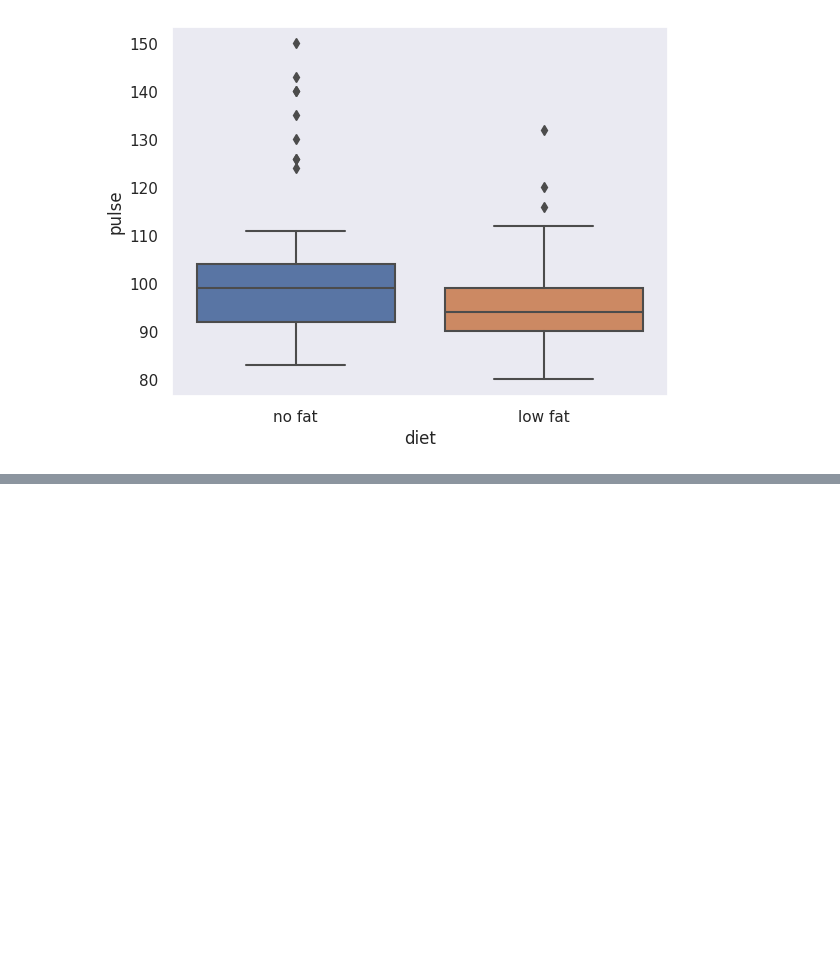
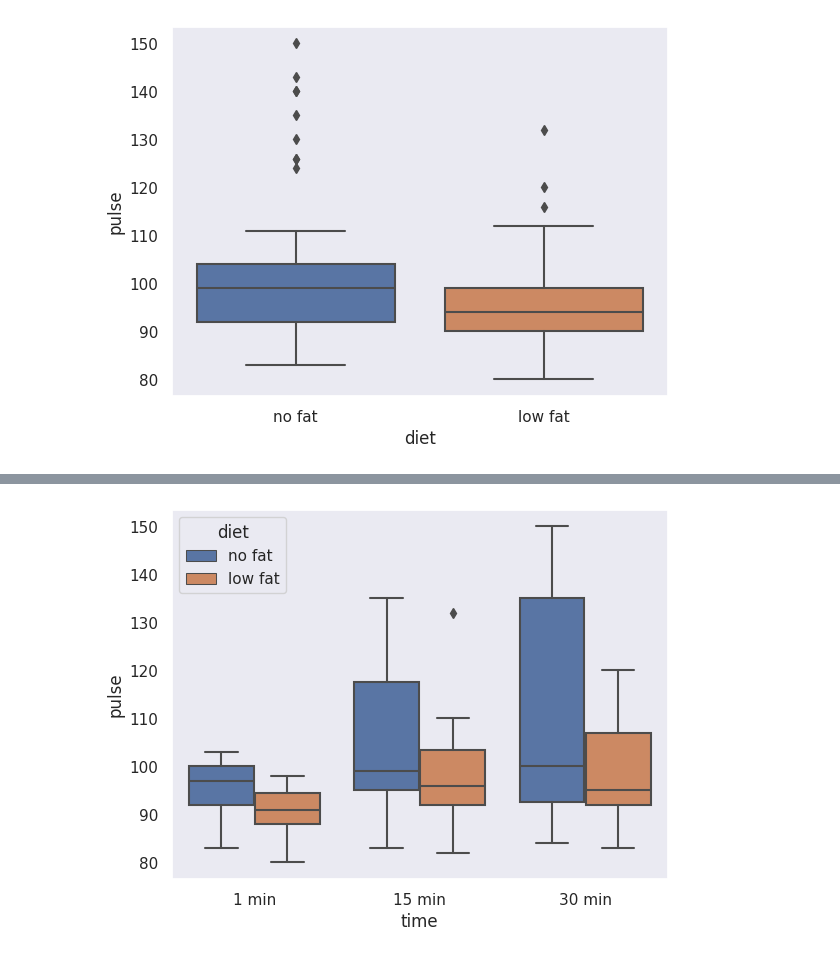
Before and after one commit to blwishom/cognixia, a Jupyter notebook: AdvancedPhase/Statistics_and_Visualization/descriptive_stats_exercise.ipynb, the cells around one changed output, grey strips where cells are left out. Cells and saved outputs as stored; diff of their text form; code cells hidden in the pictures; blank space fills up the shorter version.

```diff
--- a/AdvancedPhase/Statistics_and_Visualization/descriptive_stats_exercise.ipynb
+++ b/AdvancedPhase/Statistics_and_Visualization/descriptive_stats_exercise.ipynb
@@ -166,0 +179,6 @@ sns.set(style='dark')
+# %%
+sns.boxplot(exercise, x='time', y='pulse', hue='diet', orient='v')
+# sns.set(rc={'axes.facecolor':'black'})
+sns.set(style='dark')
+# %% [output]
+[figure, added]
```
Also changed, not shown: parts of 7 cells of this notebook.
